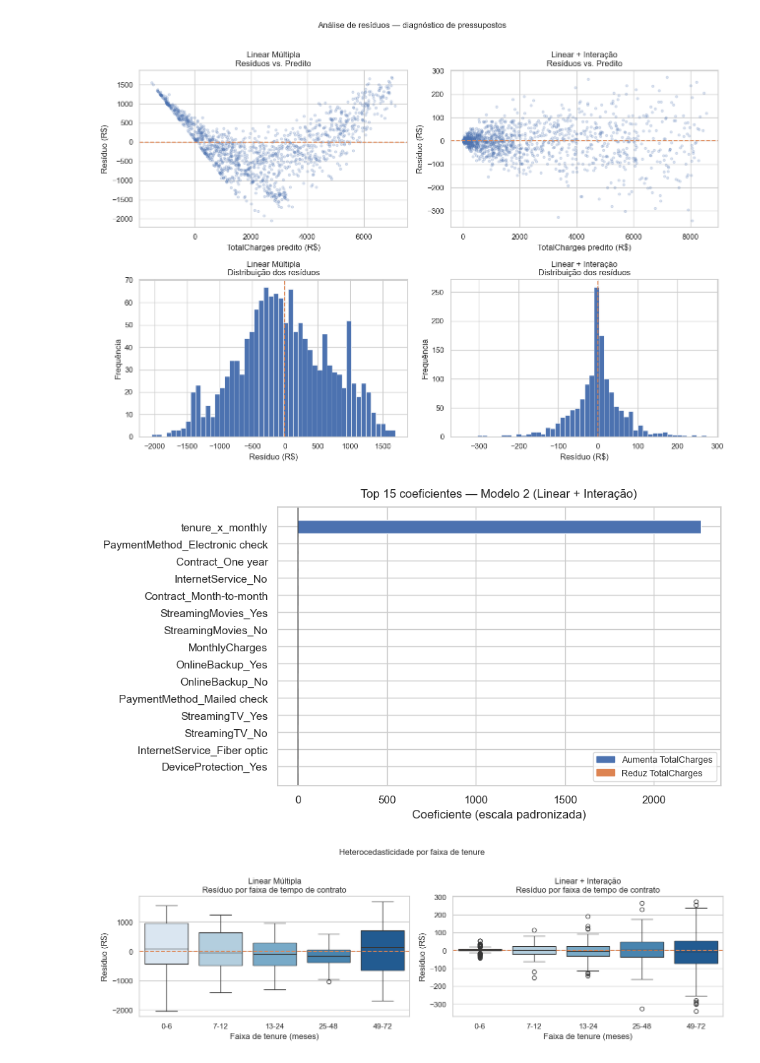
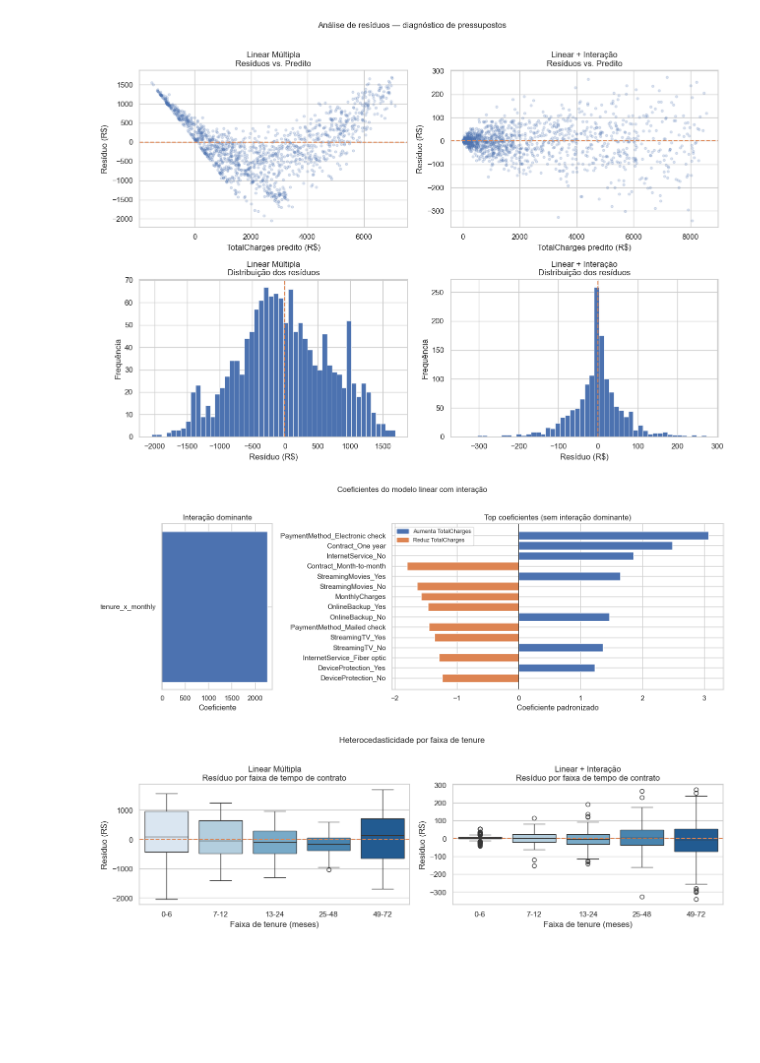
Before and after one commit to theduardomaciel/cc-cd, a Jupyter notebook: lista2_questao3.ipynb, the cells around one changed output. Drawn from its saved outputs; the diff is of its cells as text; code cells hidden in the pictures; blank space fills up the shorter version.

```diff
--- a/lista2_questao3.ipynb
+++ b/lista2_questao3.ipynb
@@ -301,39 +299,91 @@ Linear + Interação — resíduos:
 [figure]
 # %%
 # ── Gráfico 3: Coeficientes do modelo com interação ───────────────────────────
-# Leitura de negócio: quais features mais influenciam TotalCharges predito?
 
 pipe_inter.fit(X_inter_train, y_train)
 
-ohe_features = pipe_inter.named_steps['prep']\
-    .named_transformers_['cat']\
+ohe_features = pipe_inter.named_steps['prep'] \
+    .named_transformers_['cat'] \
     .get_feature_names_out(CAT_COLS).tolist()
 
 all_features = NUM_COLS_INTER + ohe_features
 coefs = pipe_inter.named_steps['reg'].coef_
 
-coef_df = pd.DataFrame({'feature': all_features, 'coef': coefs})\
-    .assign(abs_coef=lambda d: d['coef'].abs())\
-    .sort_values('abs_coef', ascending=False)\
+coef_df = pd.DataFrame({
+    'feature': all_features,
+    'coef': coefs
+})
+
+# separa interação para não destruir a escala visual
+interaction_row = coef_df[coef_df['feature'] == 'tenure_x_monthly']
+coef_df_plot = coef_df[coef_df['feature'] != 'tenure_x_monthly']
+
+coef_df_plot = (
+    coef_df_plot
+    .assign(abs_coef=lambda d: d['coef'].abs())
+    .sort_values('abs_coef', ascending=False)
     .head(15)
+)
 
-fig, ax = plt.subplots(figsize=(9, 5))
-colors = ['#4C72B0' if c >= 0 else '#DD8452' for c in coef_df['coef']]
-ax.barh(coef_df['feature'][::-1], coef_df['coef'][::-1],
-        color=colors[::-1], edgecolor='white')
+fig, axes = plt.subplots(
+    1, 2,
+    figsize=(14, 5),
+    gridspec_kw={'width_ratios': [1, 3]}
+)
+
+# ── Painel esquerda: interação dominante ──────────────────────────────────────
+ax = axes[0]
+
+interaction_coef = interaction_row['coef'].iloc[0]
+interaction_color = '#4C72B0' if interaction_coef >= 0 else '#DD8452'
+
+ax.barh(
+    ['tenure_x_monthly'],
+    [interaction_coef],
+    color=interaction_color
+)
+
 ax.axvline(0, color='black', linewidth=0.8)
-ax.set_xlabel('Coeficiente (escala padronizada)')
-ax.set_title('Top 15 coeficientes — Modelo 2 (Linear + Interação)', pad=10)
+ax.set_title('Interação dominante')
+ax.set_xlabel('Coeficiente')
+
+# ── Painel direita: demais coeficientes ───────────────────────────────────────
+ax = axes[1]
+
+colors = [
+    '#4C72B0' if c >= 0 else '#DD8452'
+    for c in coef_df_plot['coef']
+]
+
+ax.barh(
+    coef_df_plot['feature'][::-1],
+    coef_df_plot['coef'][::-1],
+    color=colors[::-1],
+    edgecolor='white'
+)
+
+ax.axvline(0, color='black', linewidth=0.8)
+
+ax.set_xlabel('Coeficiente padronizado')
+ax.set_title('Top coeficientes (sem interação dominante)')
 
 import matplotlib.patches as mpatches
+
 ax.legend(handles=[
     mpatches.Patch(color='#4C72B0', label='Aumenta TotalCharges'),
     mpatches.Patch(color='#DD8452', label='Reduz TotalCharges')
 ], fontsize=9)
+
+plt.suptitle(
+    'Coeficientes do modelo linear com interação',
+    y=1.02,
+    fontsize=12
+)
+
 plt.tight_layout()
 plt.show()
 # %% [output]
-[figure, old version]
+[figure, new version]
 # %%
 # ── Gráfico 4: Resíduos por faixa de tenure (verifica heterocedasticidade) ────
 # Se os resíduos do Modelo 1 crescem junto com tenure, há heterocedasticidade.
```
Also changed, not shown: parts of 4 cells of this notebook, 13 other files.
